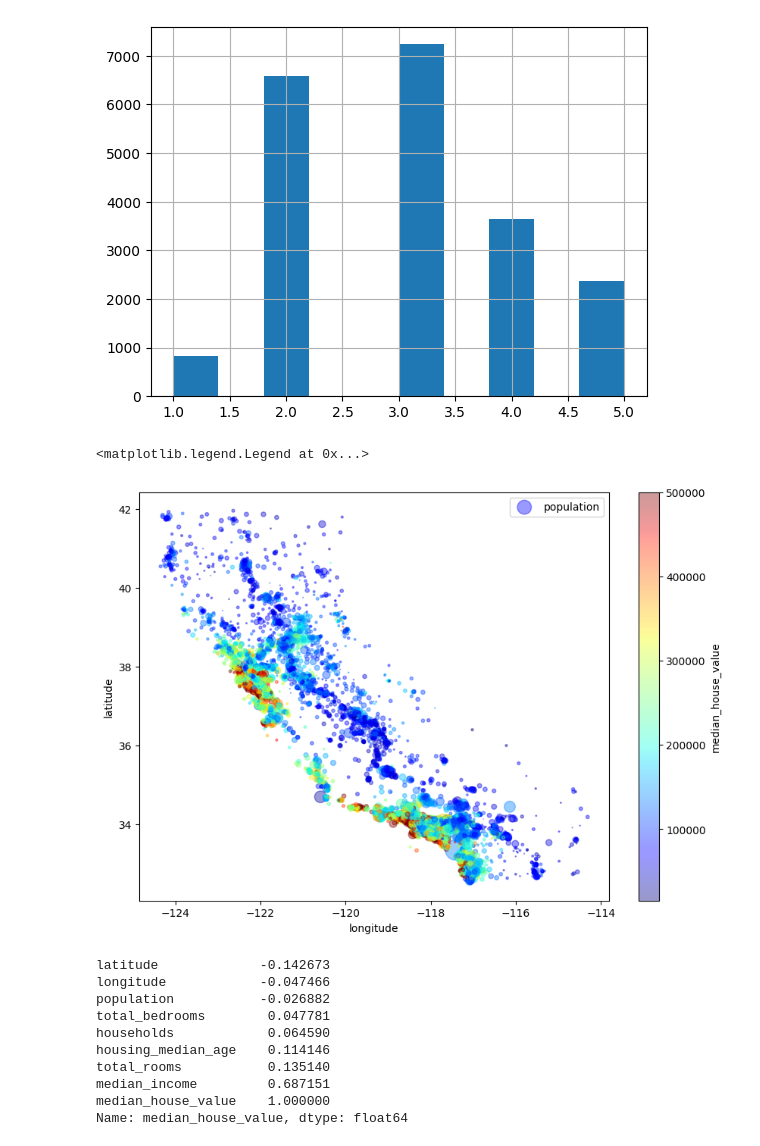
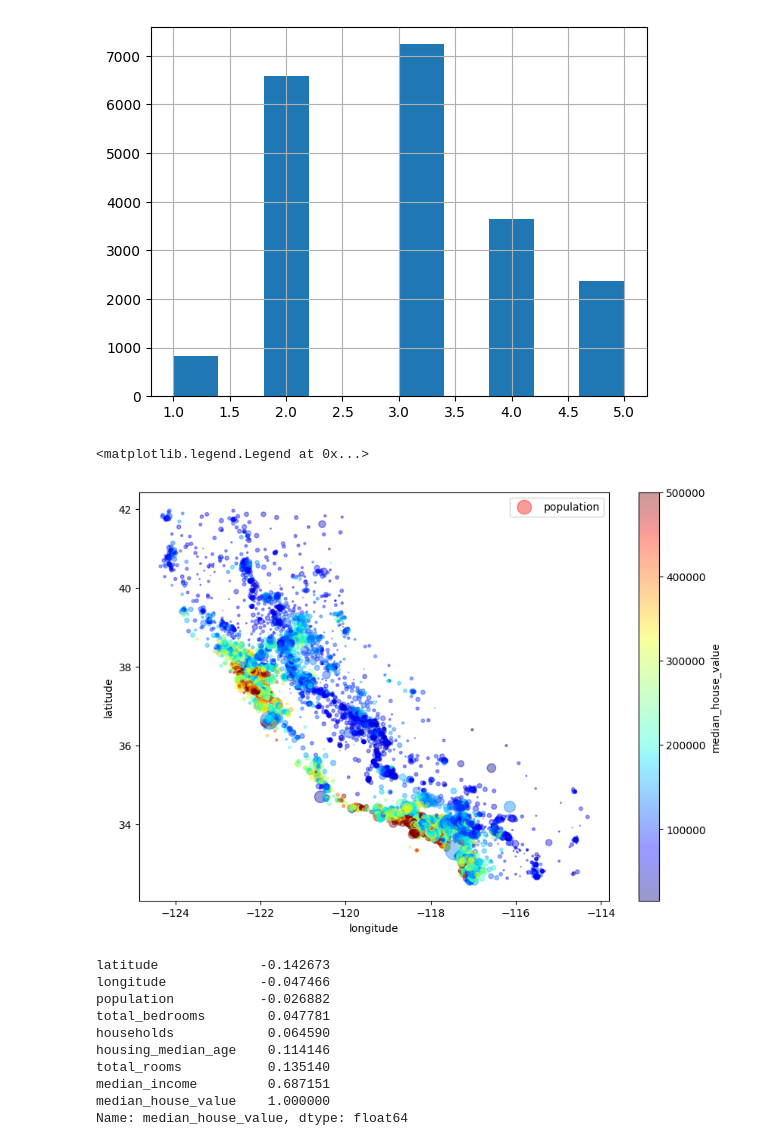
Before and after one commit to anishrajpandey/Machine_Learning_Housing_Corporation, a Jupyter notebook: Housing.ipynb, the cells around one changed output. Drawn from its saved outputs; the diff is of its cells as text; code cells hidden in the pictures.

```diff
--- a/Housing.ipynb
+++ b/Housing.ipynb
@@ -195,22 +195,22 @@ for train_index, test_index in split.split(housing_df, housing_df["income_cat"])
 
 for set_ in (strat_train_set, strat_test_set): set_.drop("income_cat", axis=1, inplace=True)
 # %%
-housing.plot(
+housing_df.plot(
     kind="scatter",
     x="longitude",
     y="latitude",
     alpha=0.4,
-    s=housing["population"]/100,
+    s=housing_df["population"]/100,
     label="population",
     figsize=(10,7),
     c="median_house_value",
     cmap=plt.get_cmap("jet"),
     colorbar=True,
 )
 plt.legend()
 # %% [output]
 <matplotlib.legend.Legend at 0x...>
-[figure, old version]
+[figure, new version]
 # %%
 corr_matrix = housing.select_dtypes(include=[float, int]).corr()
 corr_matrix["median_house_value"].sort_values()
```
